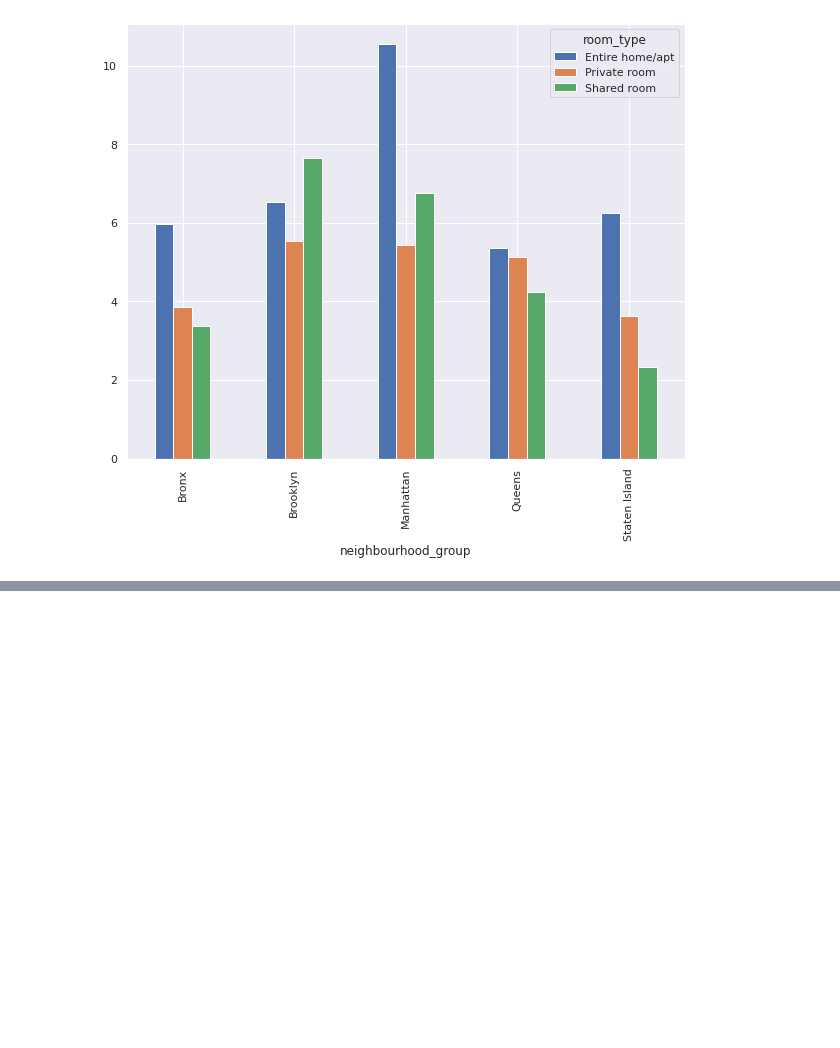
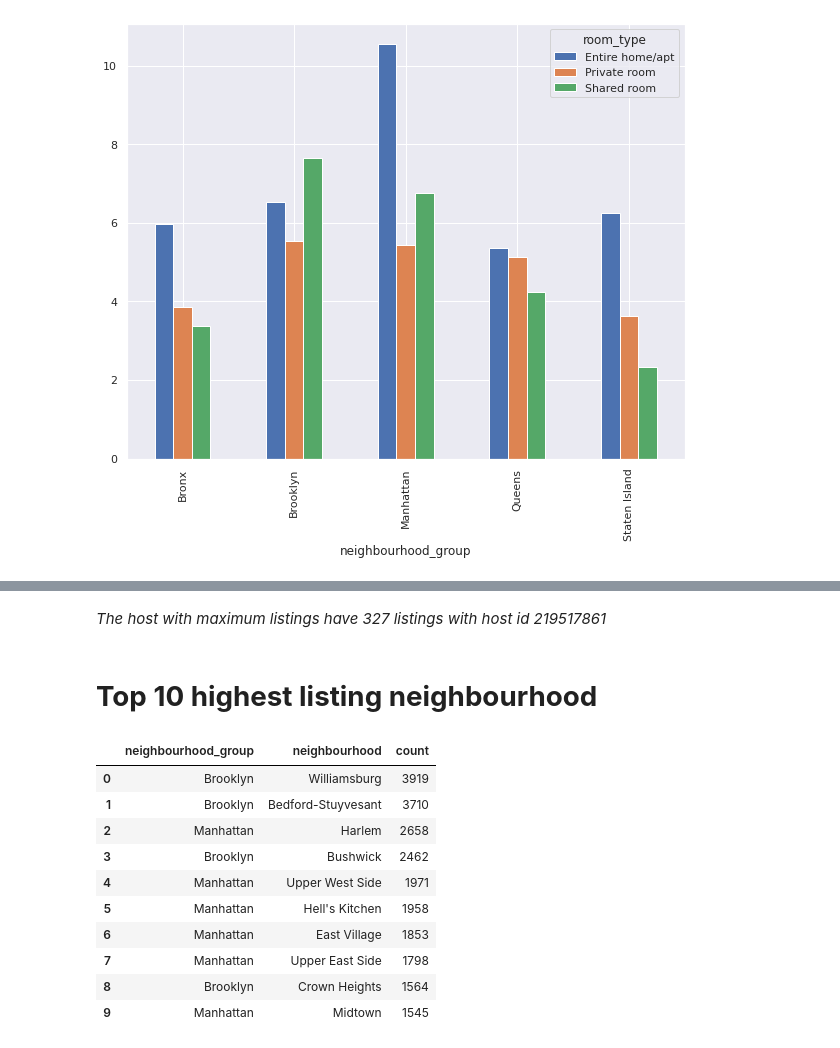
Before and after one commit to dushyantmaharshi/AirBnb-Data-Analysis, a Jupyter notebook: Airbnb_Bookings_Analysis_Capstone_Project_1_.ipynb, the cells around one changed output, grey strips where cells are left out. Saved outputs shown, nothing was run; the diff lists cells and outputs as text; code cells hidden in the pictures; blank space fills up the shorter version.

```diff
--- a/Airbnb_Bookings_Analysis_Capstone_Project_1_.ipynb
+++ b/Airbnb_Bookings_Analysis_Capstone_Project_1_.ipynb
@@ -410,0 +442,21 @@ plt.show()
+# %% [markdown]
+*The host with maximum listings have 327 listings with host id 219517861*
+# %% [markdown]
+# **Top 10 highest listing neighbourhood**
+# %%
+count_neighbourhood = pd.DataFrame(df['neighbourhood'].value_counts())
+count_neighbourhood = count_neighbourhood.reset_index().rename(columns = {'neighbourhood': 'count', 'index' : 'neighbourhood'})
+count_neighbourhood = count_neighbourhood.merge(df[['neighbourhood', 'neighbourhood_group']].drop_duplicates(keep = 'first'),on = 'neighbourhood', how = 'left')
+count_neighbourhood[['neighbourhood_group','neighbourhood', 'count']].head(10)
+# %% [output]
+|  | neighbourhood_group | neighbourhood | count |
+| 0 | Brooklyn | Williamsburg | 3919 |
+| 1 | Brooklyn | Bedford-Stuyvesant | 3710 |
+| 2 | Manhattan | Harlem | 2658 |
+| 3 | Brooklyn | Bushwick | 2462 |
+| 4 | Manhattan | Upper West Side | 1971 |
+| 5 | Manhattan | Hell's Kitchen | 1958 |
+| 6 | Manhattan | East Village | 1853 |
+| 7 | Manhattan | Upper East Side | 1798 |
+| 8 | Brooklyn | Crown Heights | 1564 |
+| 9 | Manhattan | Midtown | 1545 |
```
Also changed, not shown: parts of 12 cells of this notebook.
